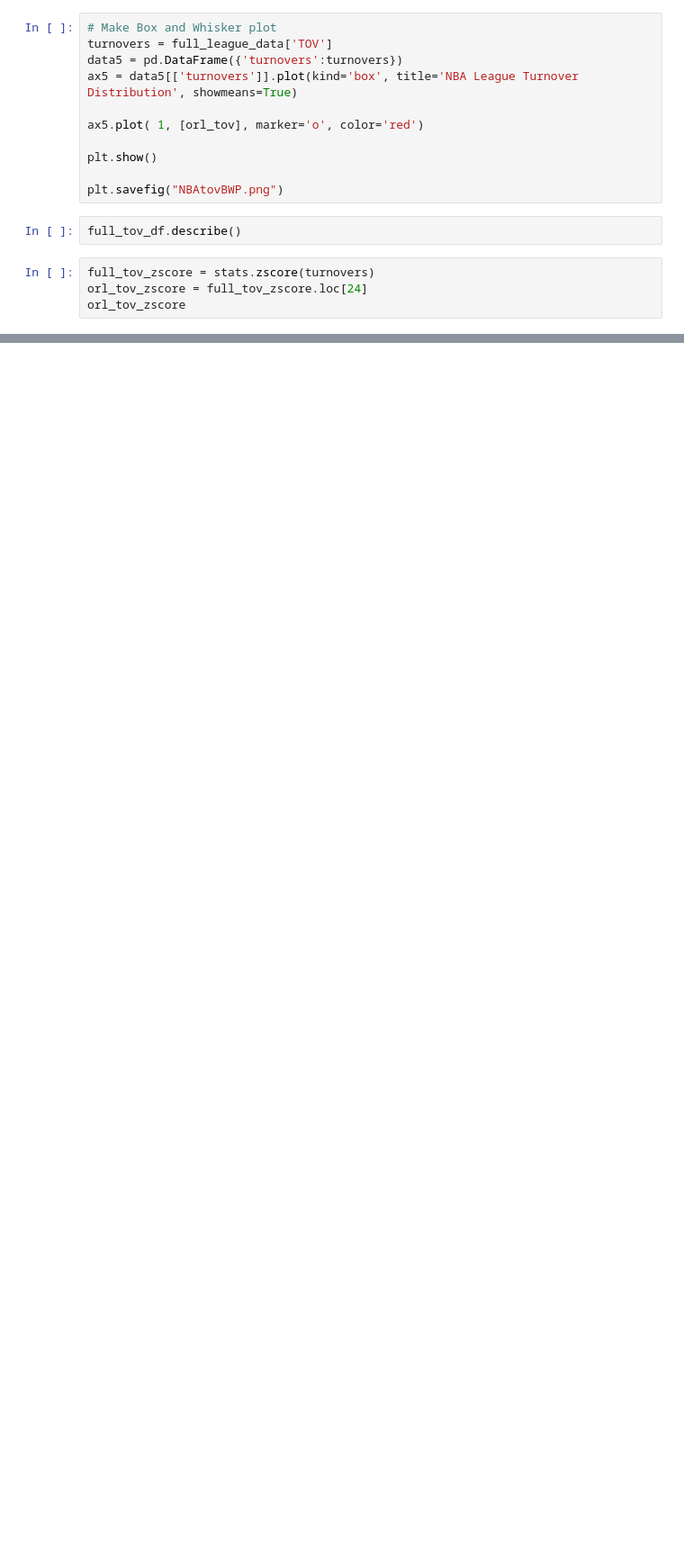
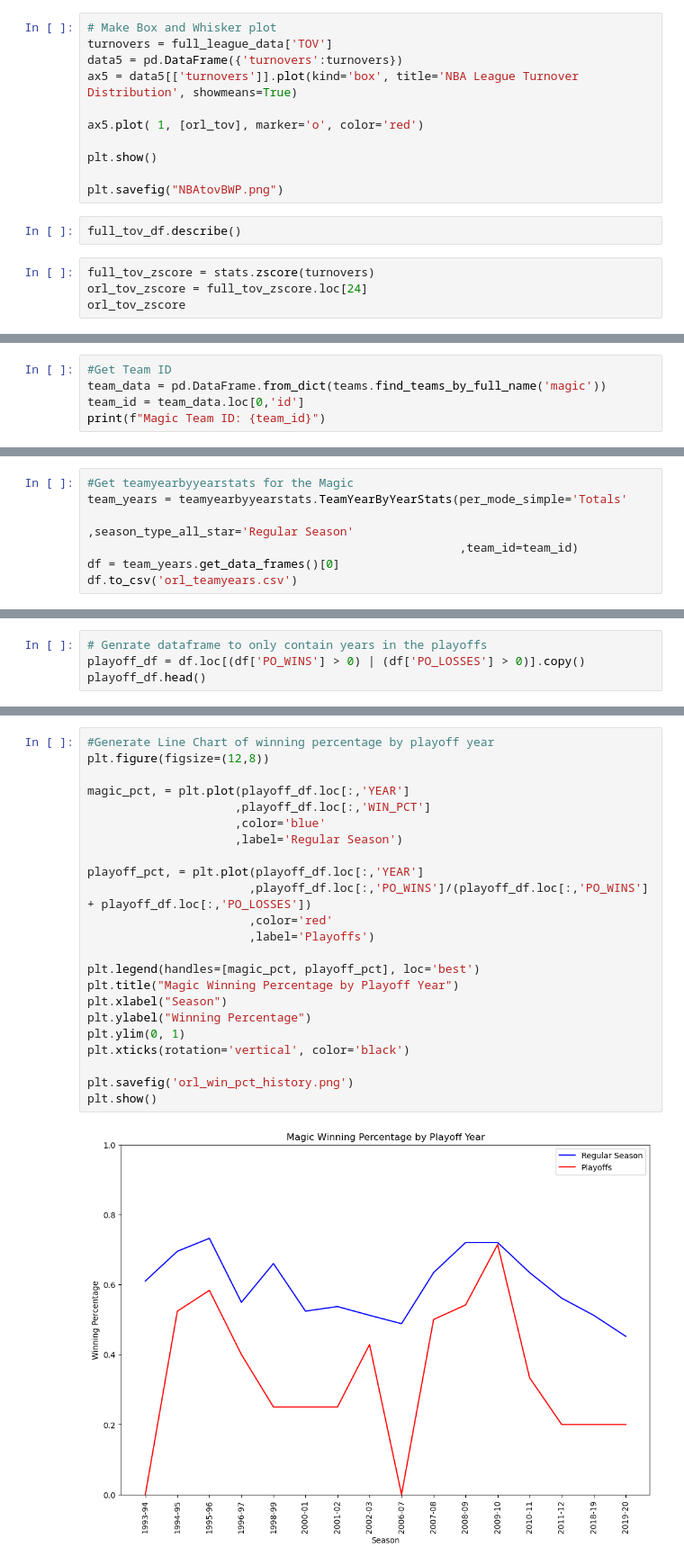
Before and after one commit to CandaceDoesData/Group_Project_1, a Jupyter notebook: Project_1_NBA/NBA.ipynb, the cells around one changed output, grey strips where cells are left out. Shown at 90% size. Drawn from its saved outputs; the diff is of its cells as text; blank space fills up the shorter version.

```diff
--- a/Project_1_NBA/NBA.ipynb
+++ b/Project_1_NBA/NBA.ipynb
@@ -1928,0 +1948,5 @@ orl_tov_zscore
+# %%
+#Get Team ID
+team_data = pd.DataFrame.from_dict(teams.find_teams_by_full_name('magic'))
+team_id = team_data.loc[0,'id']
+print(f"Magic Team ID: {team_id}")
@@ -1928,0 +1955,7 @@ orl_tov_zscore
+# %%
+#Get teamyearbyyearstats for the Magic
+team_years = teamyearbyyearstats.TeamYearByYearStats(per_mode_simple='Totals'
+                                                     ,season_type_all_star='Regular Season'
+                                                     ,team_id=team_id)
+df = team_years.get_data_frames()[0]
+df.to_csv('orl_teamyears.csv')
@@ -1928,0 +1966,4 @@ orl_tov_zscore
+# %%
+# Genrate dataframe to only contain years in the playoffs
+playoff_df = df.loc[(df['PO_WINS'] > 0) | (df['PO_LOSSES'] > 0)].copy()
+playoff_df.head()
@@ -1928,0 +1978,25 @@ orl_tov_zscore
+# %%
+#Generate Line Chart of winning percentage by playoff year
+plt.figure(figsize=(12,8))
+
+magic_pct, = plt.plot(playoff_df.loc[:,'YEAR']
+                     ,playoff_df.loc[:,'WIN_PCT']
+                     ,color='blue'
+                     ,label='Regular Season')
+
+playoff_pct, = plt.plot(playoff_df.loc[:,'YEAR']
+                       ,playoff_df.loc[:,'PO_WINS']/(playoff_df.loc[:,'PO_WINS'] + playoff_df.loc[:,'PO_LOSSES'])
+                       ,color='red'
+                       ,label='Playoffs')
+
+plt.legend(handles=[magic_pct, playoff_pct], loc='best')
+plt.title("Magic Winning Percentage by Playoff Year")
+plt.xlabel("Season")
+plt.ylabel("Winning Percentage")
+plt.ylim(0, 1)
+plt.xticks(rotation='vertical', color='black')
+
+plt.savefig('orl_win_pct_history.png')
+plt.show()
+# %% [output]
+[figure, added]
```
Also changed, not shown: parts of 9 cells of this notebook.
